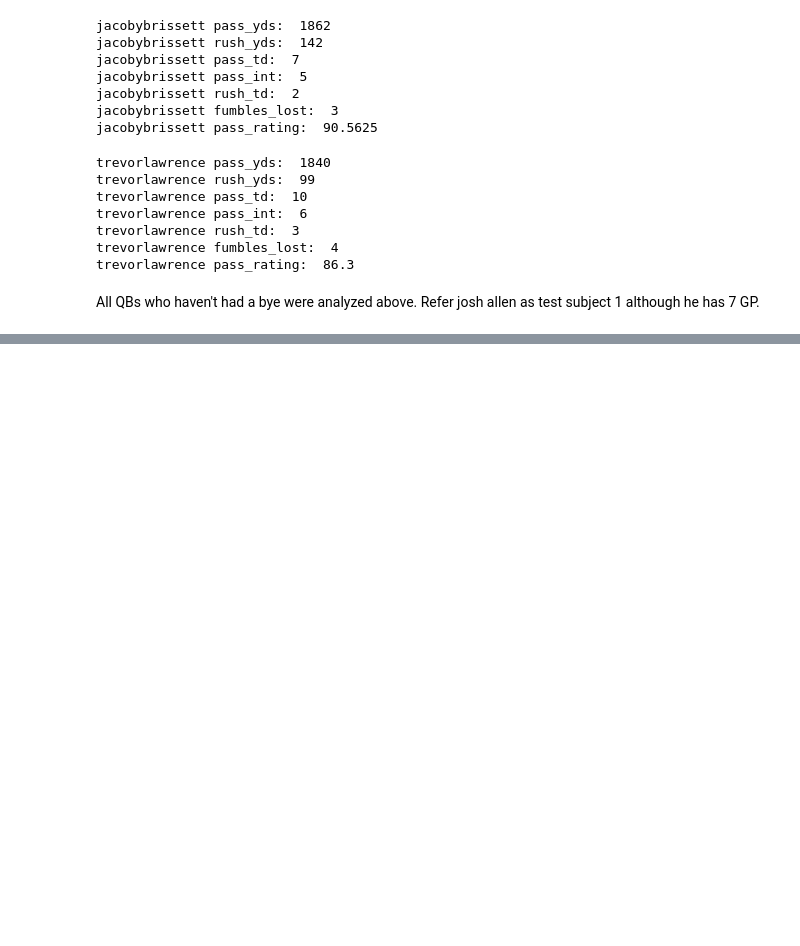
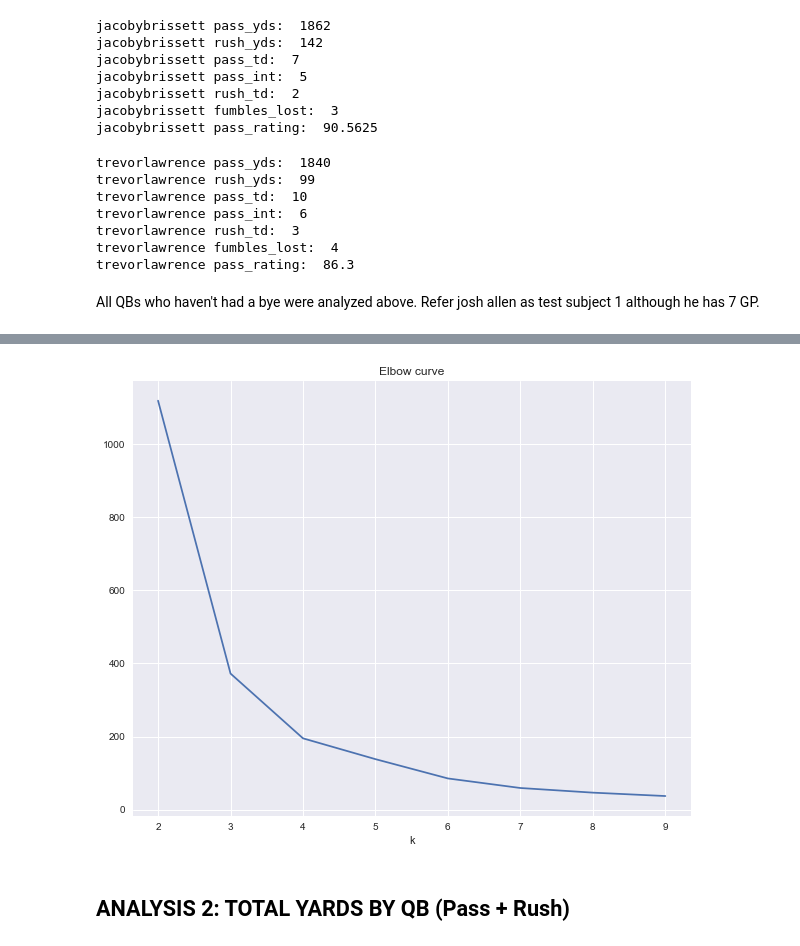
Before and after one commit to cyborgsage/NFL-wk9-analysis, a Jupyter notebook: NFL-wk9-analysis.ipynb, the cells around one changed output, grey strips where cells are left out. Drawn from its saved outputs; the diff is of its cells as text; code cells hidden in the pictures; blank space fills up the shorter version.

```diff
--- a/NFL-wk9-analysis.ipynb
+++ b/NFL-wk9-analysis.ipynb
@@ -111,3 +105,7 @@ Index(['game_id', 'player_id', 'pos', 'player', 'team', 'pass_cmp', 'pass_att',
        'Roof', 'Surface', 'Temperature', 'Humidity', 'Wind_Speed',
        'Vegas_Line', 'Vegas_Favorite', 'Over_Under', 'game_date'],
       dtype='object')
+# %%
+qbs_df['total_yds'] = qbs_df['pass_yds'] + qbs_df['rush_yds']
+qbs_df['total_tds'] = qbs_df['pass_td'] + qbs_df['rush_td']
+# qbs_df.head()
@@ -329,0 +723,21 @@ All QBs who haven't had a bye were analyzed above. Refer josh allen as test subj
+# %%
+# Specifying the dataset and initializing variables
+X = reordered_analysis1_df
+distortions = []
+
+# Calculate SSE for different K
+for k in range(2, 10):
+    kmeans = KMeans(n_clusters=k, random_state=301)
+    kmeans.fit(X)
+    distortions.append(kmeans.inertia_)
+
+# Plot values of SSE
+fig, ax = plt.subplots(figsize=(10, 8))
+ax.set_title('Elbow curve')
+ax.set_xlabel('k')
+ax.plot(range(2, 10), distortions)
+ax.grid(True)
+# %% [output]
+[figure, added]
+# %% [markdown]
+## ANALYSIS 2: TOTAL YARDS BY QB (Pass + Rush)
```
Also changed, not shown: parts of 39 cells of this notebook, 5 other files.
